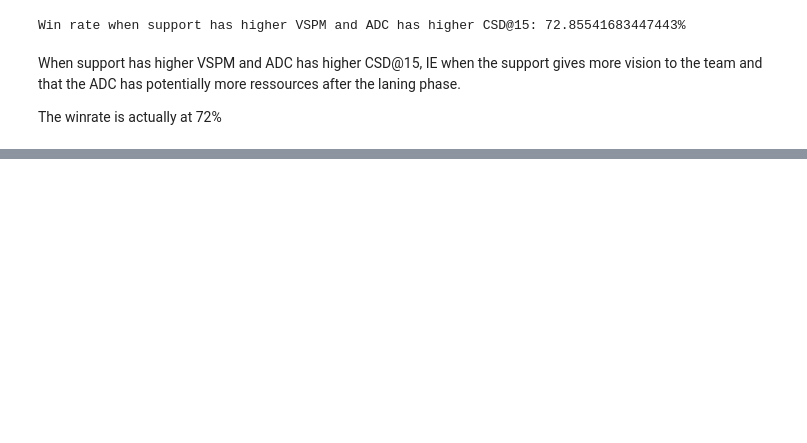
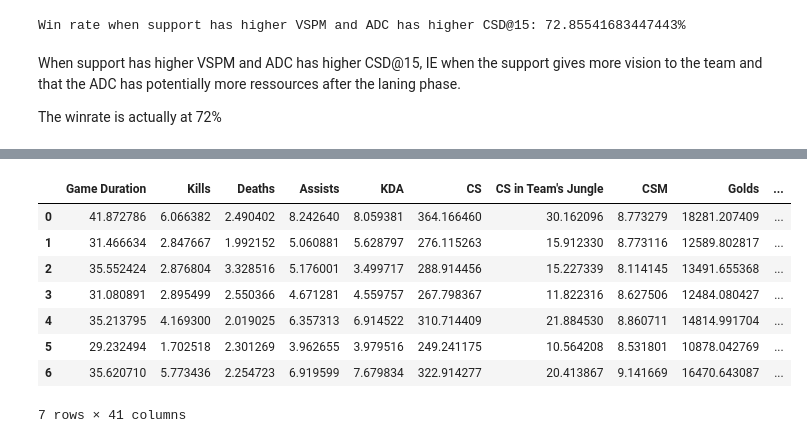
Before and after one commit to TsunomakiWatamelon/lol-esports-data-analysis, a Jupyter notebook: src/sandbox.ipynb, the cells around one changed output, grey strips where cells are left out. Saved outputs shown, nothing was run; the diff lists cells and outputs as text; code cells hidden in the pictures; blank space fills up the shorter version.

```diff
--- a/src/sandbox.ipynb
+++ b/src/sandbox.ipynb
@@ -696,0 +709,23 @@ plot_kmeans_pca(data, pca_data, pca, n_clusters=5)
+# %%
+def get_clustering_center(algo_data, algo, n_clusters = 5):
+    km = KMeans(n_clusters)
+    km.fit_transform(algo_data)
+
+    return algo.inverse_transform(km.cluster_centers_)
+# %%
+pca = PCA(n_components=3)
+centers = get_clustering_center(pca.fit_transform(middf), pca, 7)
+# %%
+centers_with_named_columns = pd.DataFrame(centers, columns=middf.columns)
+# %%
+centers_with_named_columns
+# %% [output]
+|  | Game Duration | Kills | Deaths | Assists | KDA | CS | CS in Team's Jungle | CSM | Golds | ... |
+| 0 | 41.872786 | 6.066382 | 2.490402 | 8.242640 | 8.059381 | 364.166460 | 30.162096 | 8.773279 | 18281.207409 | ... |
+| 1 | 31.466634 | 2.847667 | 1.992152 | 5.060881 | 5.628797 | 276.115263 | 15.912330 | 8.773116 | 12589.802817 | ... |
+| 2 | 35.552424 | 2.876804 | 3.328516 | 5.176001 | 3.499717 | 288.914456 | 15.227339 | 8.114145 | 13491.655368 | ... |
+| 3 | 31.080891 | 2.895499 | 2.550366 | 4.671281 | 4.559757 | 267.798367 | 11.822316 | 8.627506 | 12484.080427 | ... |
+| 4 | 35.213795 | 4.169300 | 2.019025 | 6.357313 | 6.914522 | 310.714409 | 21.884530 | 8.860711 | 14814.991704 | ... |
+| 5 | 29.232494 | 1.702518 | 2.301269 | 3.962655 | 3.979516 | 249.241175 | 10.564208 | 8.531801 | 10878.042769 | ... |
+| 6 | 35.620710 | 5.773436 | 2.254723 | 6.919599 | 7.679834 | 322.914277 | 20.413867 | 9.141669 | 16470.643087 | ... |
+7 rows × 41 columns
```
Also changed, not shown: parts of 29 cells of this notebook, 6 other files.
